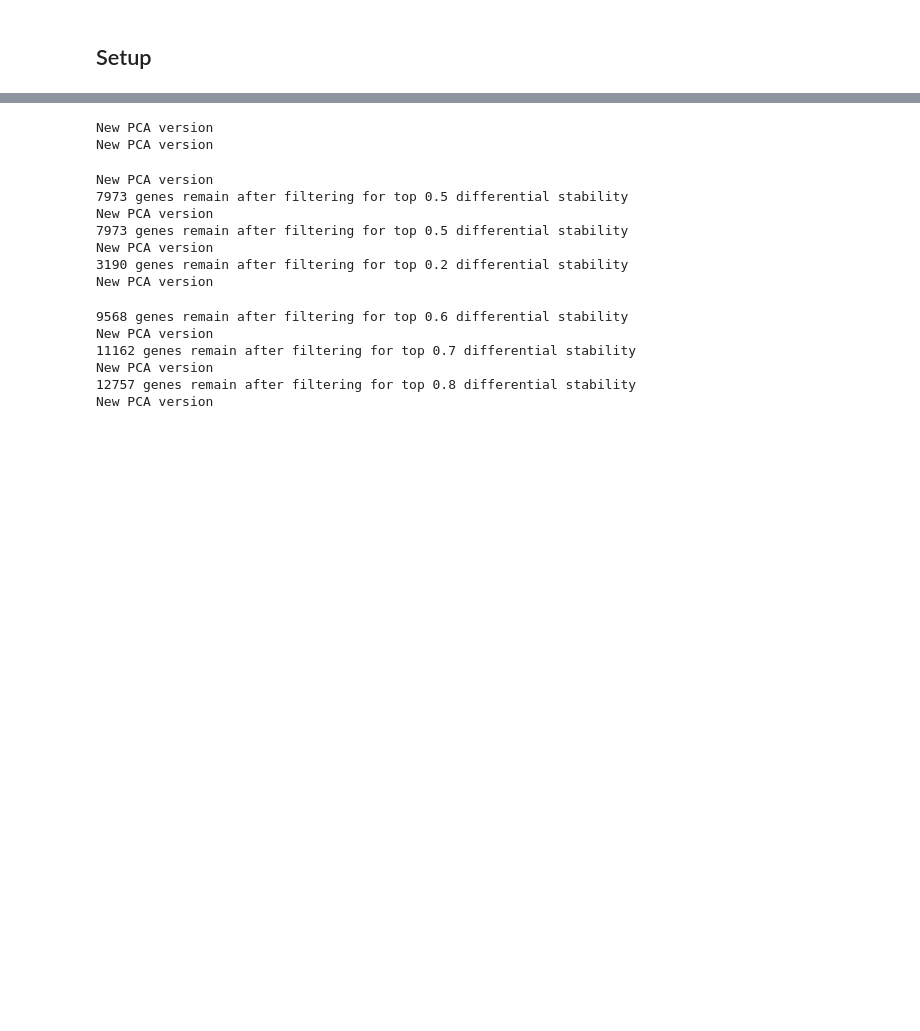
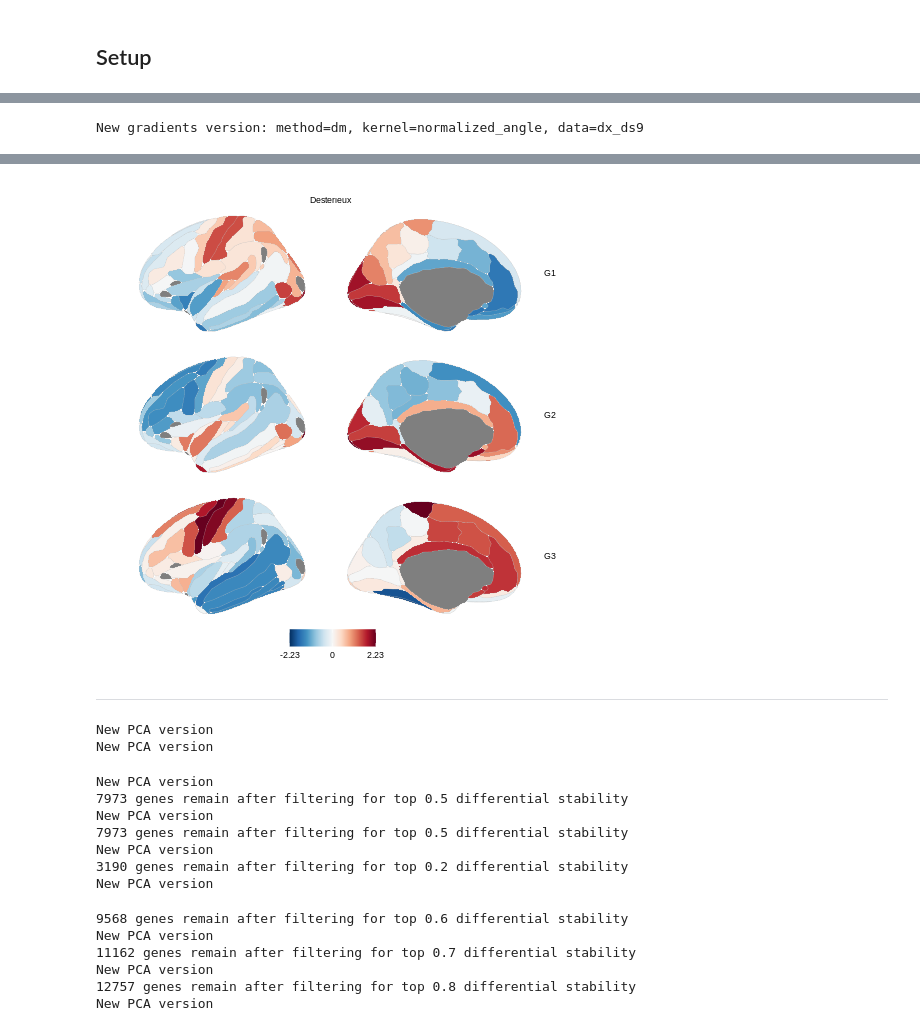
Before and after one commit to richardajdear/AHBA_gradients, a Jupyter notebook: notebooks/parcellation.ipynb, the cells around one changed output, grey strips where cells are left out. Cells and saved outputs as stored; diff of their text form; code cells hidden in the pictures; blank space fills up the shorter version.

```diff
--- a/notebooks/parcellation.ipynb
+++ b/notebooks/parcellation.ipynb
@@ -23,0 +90,13 @@ from brainspan import *
+# %%
+dm_dx_ds9 = gradientVersion(approach='dm', kernel='normalized_angle', alpha=1).fit('dx_ds9')
+# %% [output]
+New gradients version: method=dm, kernel=normalized_angle, data=dx_ds9
+# %%
+dx_scores = (dm_dx_ds9.scores
+             .apply(lambda x: (x-np.mean(x))/np.std(x))
+             .join(get_labels_dx()).assign(version='Desterieux')
+            )
+# %%
+%%R -i dx_scores
+plot_dx(dx_scores, three=T)
+# %% [output]
@@ -24,3 +104,6 @@ from brainspan import *
+[figure, added]
+# %% [markdown]
+---
 # %%
 data_dir = "~/rds/rds-cam-psych-transc-Pb9UGUlrwWc/Cam_LIBD/AHBA_data/abagen-data/expression/"
 hcp_base = pcaVersion(pd.read_csv(data_dir + 'hcp_base.csv', index_col=0))
```
Also changed, not shown: parts of 15 cells of this notebook, 7 other files.
